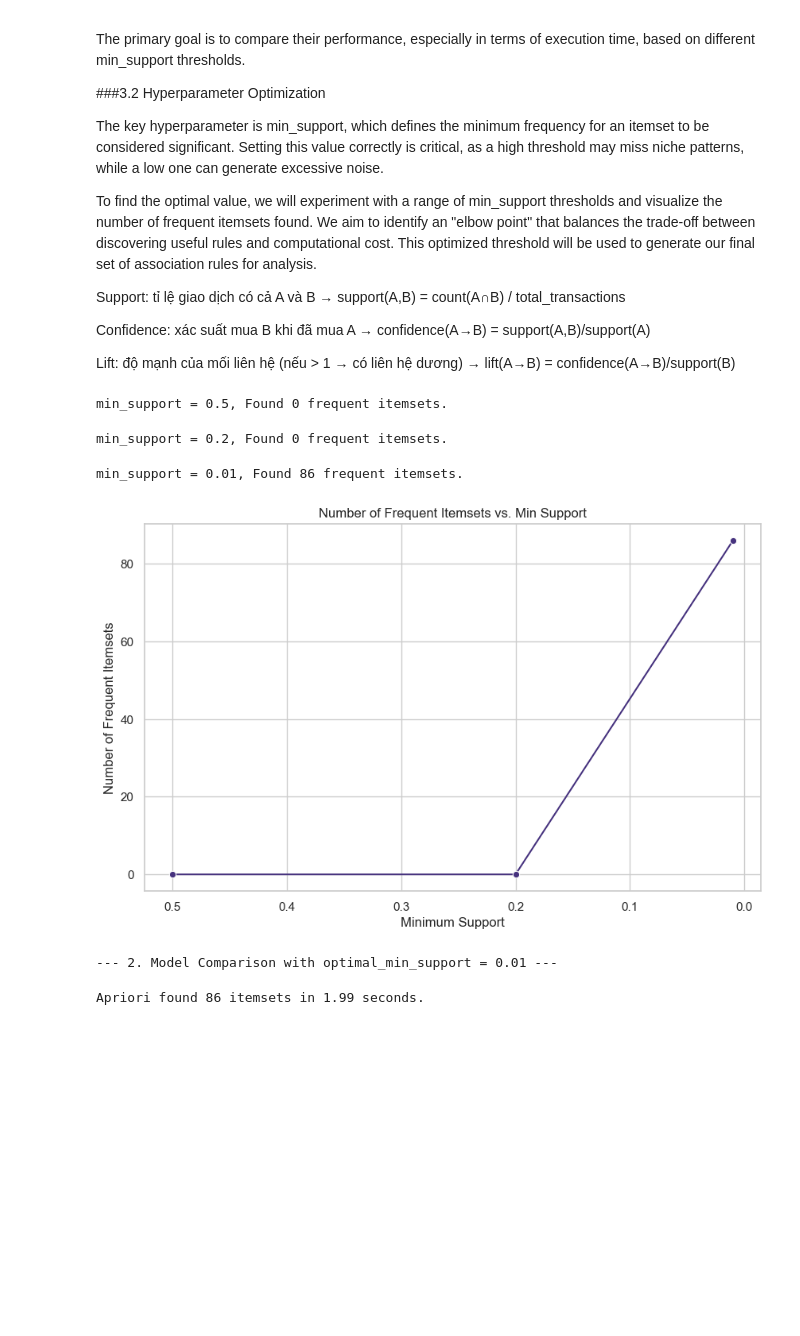
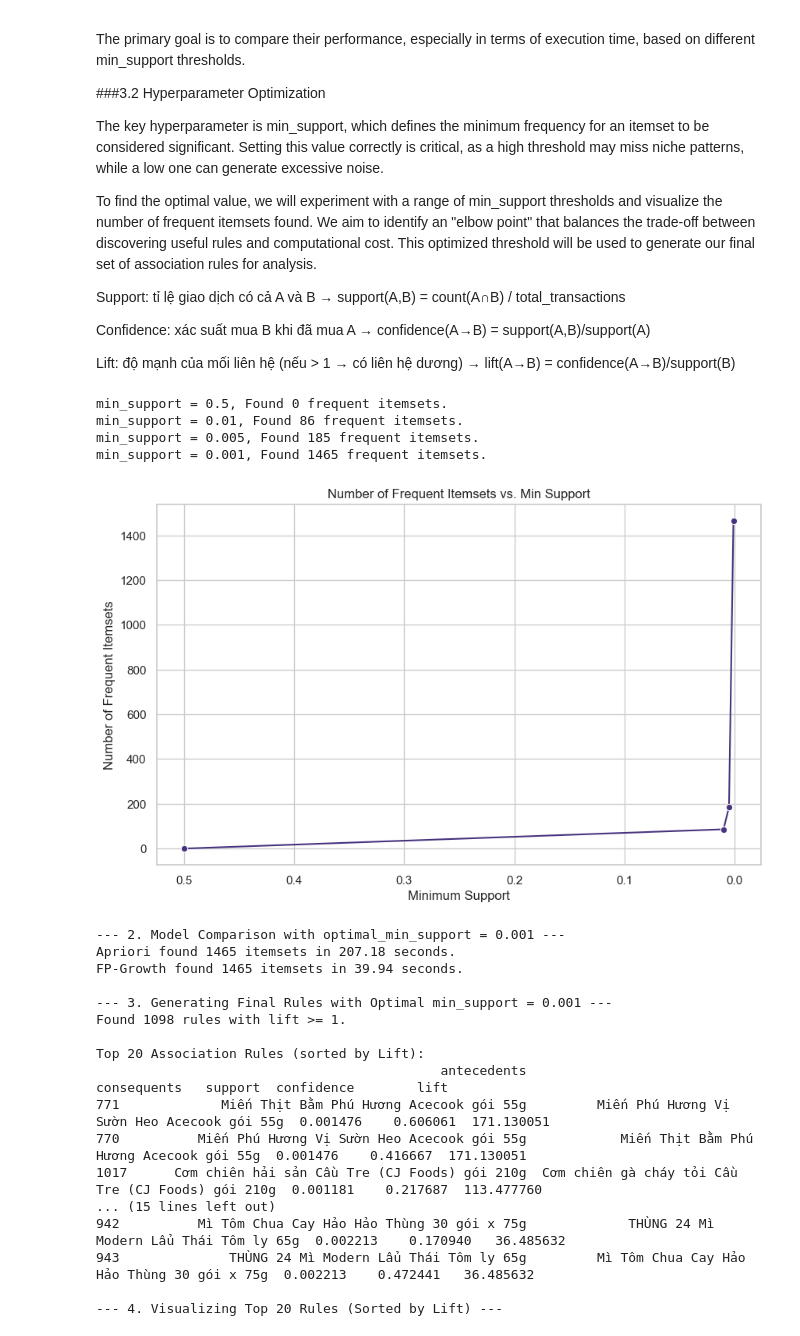
Before and after one commit to hoangop/ML_unsupervised_final_project, a Jupyter notebook: notebook/final_project.ipynb, the cells around one changed output. Saved outputs shown, nothing was run; the diff lists cells and outputs as text; code cells hidden in the pictures; blank space fills up the shorter version.

```diff
--- a/notebook/final_project.ipynb
+++ b/notebook/final_project.ipynb
@@ -173,7 +173,8 @@ Shape after removing single-SKU orders: (160300, 8)
 # 4. DATA TRANSFORMATION
 # We only care about the presence of a product, not its quantity.
 # The matrix will have 1 if the product is in the basket, 0 otherwise.
-basket_sets = df_multi_item.groupby(['ordernumber', 'productname'])['productname'].count().unstack().fillna(0).applymap(lambda x: 1 if x > 0 else 0)
+#basket_sets = df_multi_item.groupby(['ordernumber', 'productname'])['productname'].count().unstack().fillna(0).applymap(lambda x: 1 if x > 0 else 0)
+basket_sets = df_multi_item.groupby(['ordernumber', 'productname'])['productname'].count().unstack().fillna(0) > 0
 print(f"The matrix has dimensions: {basket_sets.shape}")
 # %% [output]
 The matrix has dimensions: (27107, 4246)
@@ -209,7 +210,7 @@ Lift: độ mạnh của mối liên hệ (nếu > 1 → có liên hệ dương)
 # %%
 # --- 1. HYPERPARAMETER OPTIMIZATION: FINDING OPTIMAL MIN_SUPPORT ---
 
-min_support_values = [0.5, 0.2, 0.01]
+min_support_values = [0.5, 0.01, 0.005, 0.001]
 num_itemsets = []
 
 for min_support in min_support_values:
@@ -231,8 +232,8 @@ plt.show()
 # --- 2. MODEL COMPARISON: APRIORI VS. FP-GROWTH ---
 
 # Based on the plot, we choose an optimal min_support from the "elbow"
-# Let's assume the elbow is around 0.003 for this example
-optimal_min_support = 0.01
+# Let's assume the elbow is around 0.001 for this example
+optimal_min_support = 0.001
 print(f"\n--- 2. Model Comparison with optimal_min_support = {optimal_min_support} ---")
 
 # Apriori
@@ -262,35 +263,51 @@ print(f"Found {len(rules_sorted)} rules with lift >= 1.")
 print("\nTop 20 Association Rules (sorted by Lift):")
 
 # To display product names, we need to convert the frozensets to a more readable format
 rules_sorted['antecedents'] = rules_sorted['antecedents'].apply(lambda a: ', '.join(list(a)))
 rules_sorted['consequents'] = rules_sorted['consequents'].apply(lambda a: ', '.join(list(a)))
 
 print(rules_sorted[['antecedents', 'consequents', 'support', 'confidence', 'lift']].head(20).to_string())
 
 
 # --- 4. VISUALIZING TOP 20 RULES ---
 
 print("\n--- 4. Visualizing Top 20 Rules (Sorted by Lift) ---")
 
 # Get the top 20 rules
 top_20_rules = rules_sorted.head(20)
 
 # Create a readable label for the rule
 top_20_rules['rule_str'] = top_20_rules['antecedents'] + ' -> ' + top_20_rules['consequents']
 
 plt.figure(figsize=(12, 10))
 sns.barplot(x='lift', y='rule_str', data=top_20_rules, palette='viridis')
 plt.title('Top 20 Association Rules by Lift', fontsize=16)
 plt.xlabel('Lift', fontsize=12)
 plt.ylabel('Association Rule', fontsize=12)
 plt.xticks(fontsize=10)
 plt.yticks(fontsize=10)
 plt.tight_layout()
 plt.show()
 # %% [output]
 min_support = 0.5, Found 0 frequent itemsets.
+min_support = 0.01, Found 86 frequent itemsets.
+min_support = 0.005, Found 185 frequent itemsets.
+min_support = 0.001, Found 1465 frequent itemsets.
+[figure, new version]
-min_support = 0.2, Found 0 frequent itemsets.
+--- 2. Model Comparison with optimal_min_support = 0.001 ---
+Apriori found 1465 itemsets in 207.18 seconds.
+FP-Growth found 1465 itemsets in 39.94 seconds.
+
+--- 3. Generating Final Rules with Optimal min_support = 0.001 ---
+Found 1098 rules with lift >= 1.
+
+Top 20 Association Rules (sorted by Lift):
+                                            antecedents                                        consequents   support  confidence        lift
+771             Miến Thịt Bằm Phú Hương Acecook gói 55g         Miến Phú Hương Vị Sườn Heo Acecook gói 55g  0.001476    0.606061  171.130051
+770          Miến Phú Hương Vị Sườn Heo Acecook gói 55g            Miến Thịt Bằm Phú Hương Acecook gói 55g  0.001476    0.416667  171.130051
+1017      Cơm chiên hải sản Cầu Tre (CJ Foods) gói 210g  Cơm chiên gà cháy tỏi Cầu Tre (CJ Foods) gói 210g  0.001181    0.217687  113.477760
+... (15 lines left out)
+942          Mì Tôm Chua Cay Hảo Hảo Thùng 30 gói x 75g             THÙNG 24 Mì Modern Lẩu Thái Tôm ly 65g  0.002213    0.170940   36.485632
+943              THÙNG 24 Mì Modern Lẩu Thái Tôm ly 65g         Mì Tôm Chua Cay Hảo Hảo Thùng 30 gói x 75g  0.002213    0.472441   36.485632
+
+--- 4. Visualizing Top 20 Rules (Sorted by Lift) ---
-min_support = 0.01, Found 86 frequent itemsets.
-[figure, old version]
---- 2. Model Comparison with optimal_min_support = 0.01 ---
-Apriori found 86 itemsets in 1.99 seconds.
```
Also changed, not shown: parts of 1 cell of this notebook.
